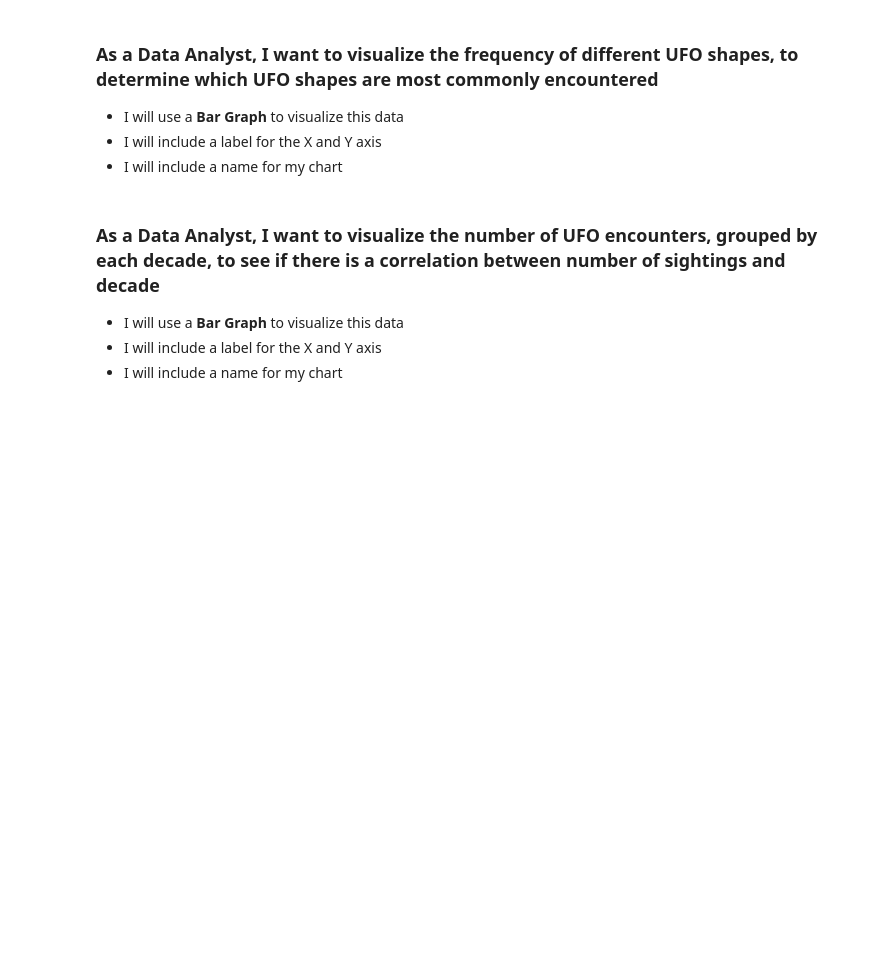
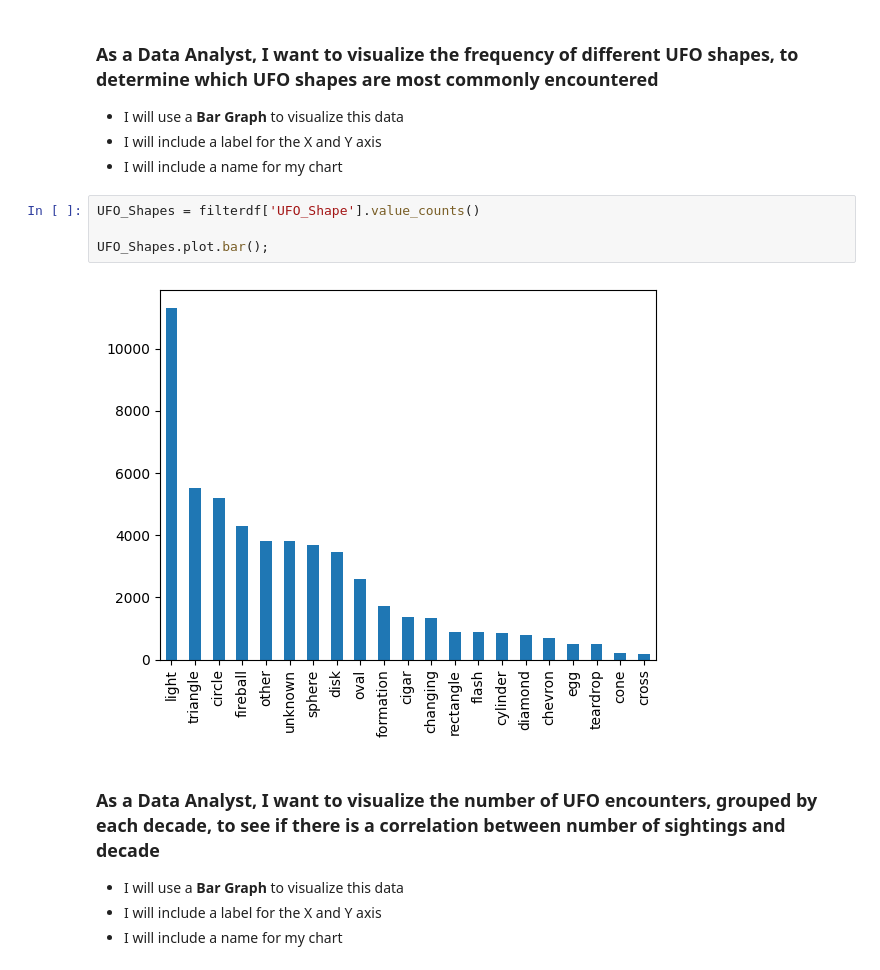
Before and after one commit to C-Skala/ata-Visualization-with-Matplotlib, a Jupyter notebook: Pandas_MatPlotLib_User_Stories.ipynb, the cells around one changed output. Drawn from its saved outputs; the diff is of its cells as text; blank space fills up the shorter version.

```diff
--- a/Pandas_MatPlotLib_User_Stories.ipynb
+++ b/Pandas_MatPlotLib_User_Stories.ipynb
@@ -68,6 +120,12 @@ filterdf.head()
 * I will use a **Bar Graph** to visualize this data
 * I will include a label for the X and Y axis
 * I will include a name for my chart
+# %%
+UFO_Shapes = filterdf['UFO_Shape'].value_counts()
+
+UFO_Shapes.plot.bar();
+# %% [output]
+[figure, added]
 # %% [markdown]
 ### As a Data Analyst, I want to visualize the **number of UFO encounters**, grouped by each decade, to see if there is a correlation between number of sightings and decade
 * I will use a **Bar Graph** to visualize this data
```
Also changed, not shown: parts of 7 cells of this notebook.
